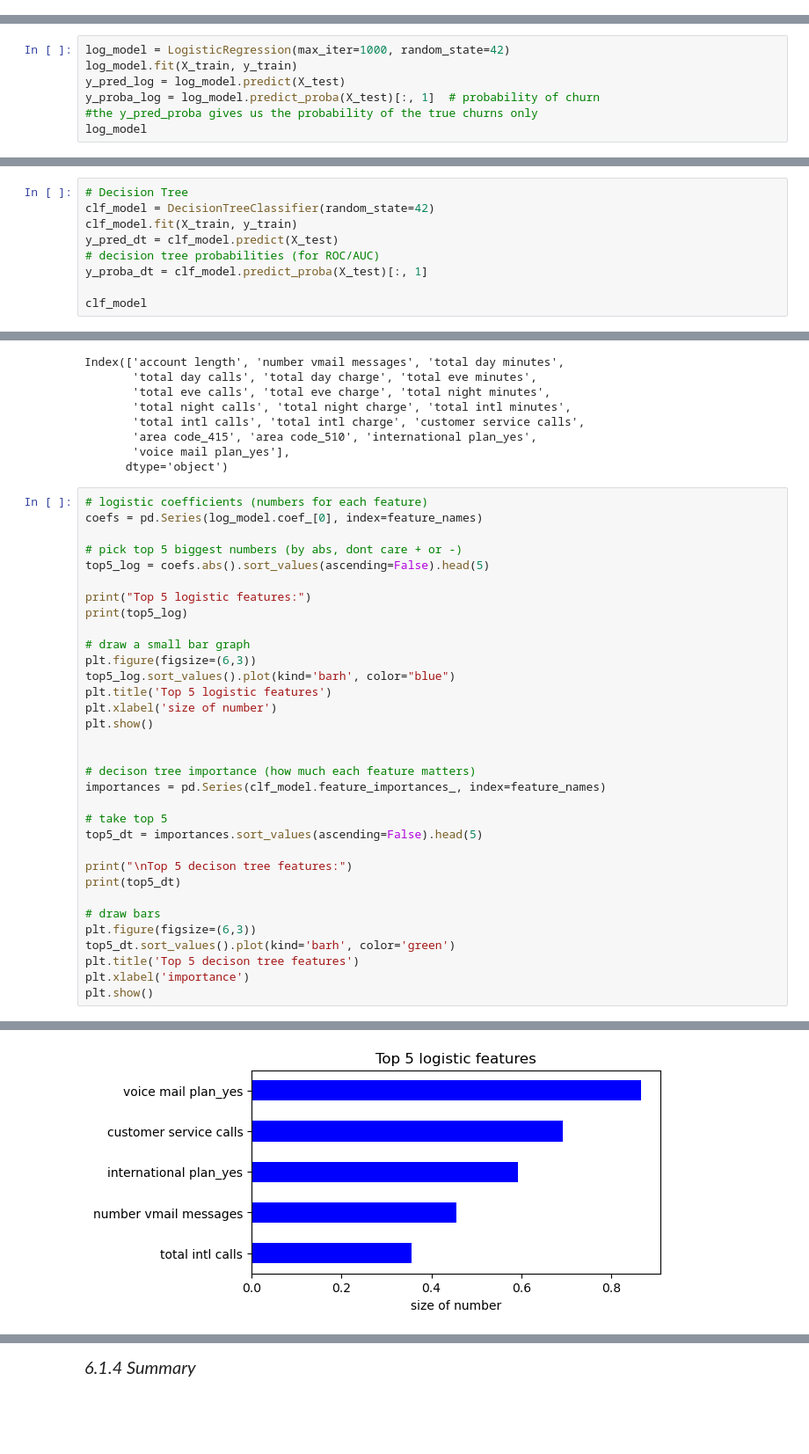
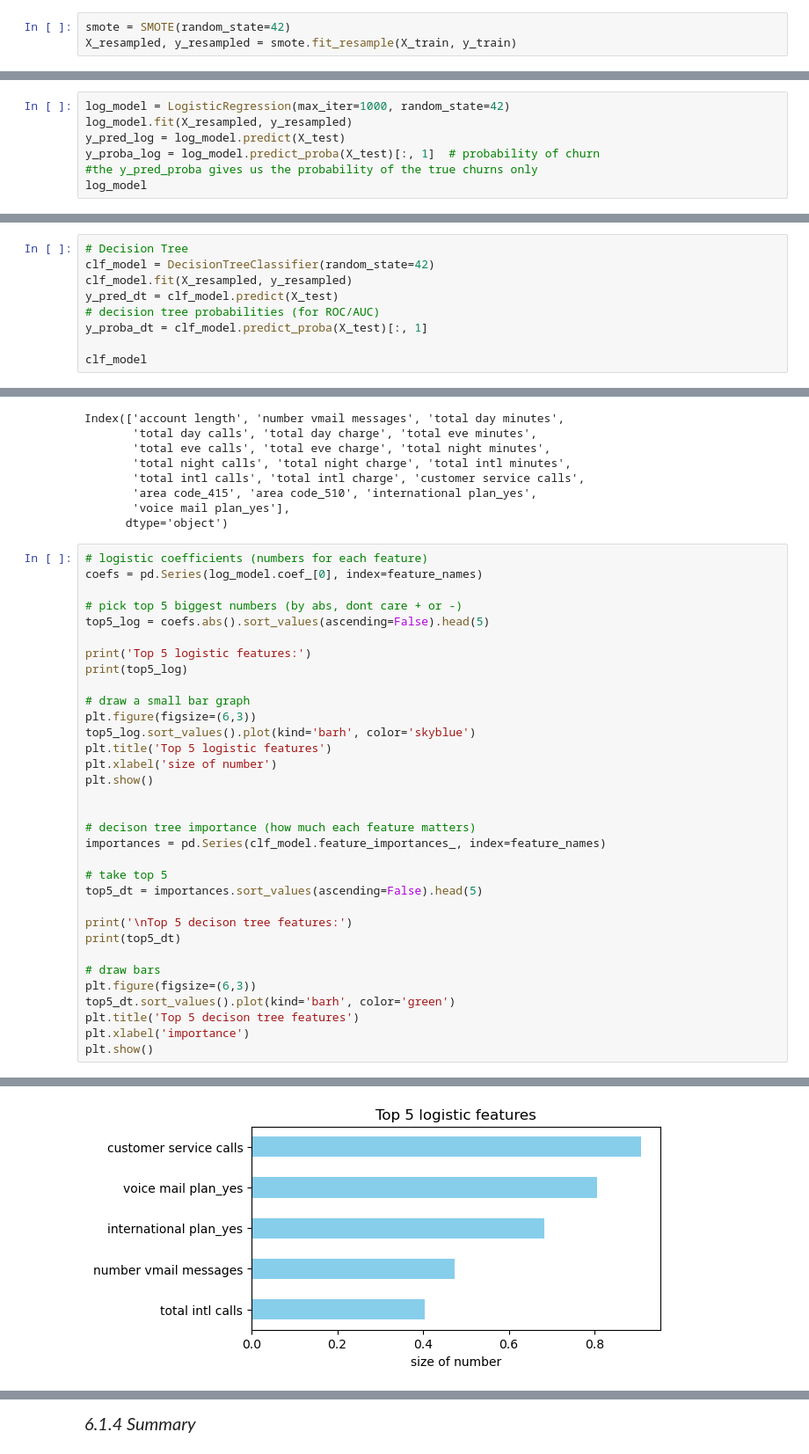
Before and after one commit to EAlmadi/Phase3_project, a Jupyter notebook: Syria-Tel.ipynb, the cells around one changed output, grey strips where cells are left out. Shown at 88% size. Cells and saved outputs as stored; diff of their text form; blank space fills up the shorter version.

```diff
--- a/Syria-Tel.ipynb
+++ b/Syria-Tel.ipynb
@@ -632,0 +652,3 @@ Train two simple models
+# %%
+smote = SMOTE(random_state=42)
+X_resampled, y_resampled = smote.fit_resample(X_train, y_train)
@@ -634,7 +669,7 @@ Train two simple models
 *<span style="font-size: 20px;">5.1.3 Fitting a logistic model  </span>*
 # %%
 log_model = LogisticRegression(max_iter=1000, random_state=42)
-log_model.fit(X_train, y_train)
+log_model.fit(X_resampled, y_resampled)
 y_pred_log = log_model.predict(X_test)
 y_proba_log = log_model.predict_proba(X_test)[:, 1]  # probability of churn
 #the y_pred_proba gives us the probability of the true churns only
@@ -646,7 +681,7 @@ LogisticRegression(max_iter=1000, random_state=42)
 # %%
 # Decision Tree
 clf_model = DecisionTreeClassifier(random_state=42)
-clf_model.fit(X_train, y_train)
+clf_model.fit(X_resampled, y_resampled)
 y_pred_dt = clf_model.predict(X_test)
 # decision tree probabilities (for ROC/AUC)
 y_proba_dt = clf_model.predict_proba(X_test)[:, 1]
@@ -880,12 +915,12 @@ coefs = pd.Series(log_model.coef_[0], index=feature_names)
 # pick top 5 biggest numbers (by abs, dont care + or -)
 top5_log = coefs.abs().sort_values(ascending=False).head(5)
 
-print("Top 5 logistic features:")
+print('Top 5 logistic features:')
 print(top5_log)
 
 # draw a small bar graph
 plt.figure(figsize=(6,3))
-top5_log.sort_values().plot(kind='barh', color="blue")
+top5_log.sort_values().plot(kind='barh', color='skyblue')
 plt.title('Top 5 logistic features')
 plt.xlabel('size of number')
 plt.show()
@@ -897,7 +932,7 @@ importances = pd.Series(clf_model.feature_importances_, index=feature_names)
 # take top 5
 top5_dt = importances.sort_values(ascending=False).head(5)
 
-print("\nTop 5 decison tree features:")
+print('\nTop 5 decison tree features:')
 print(top5_dt)
 
 # draw bars
@@ -916,3 +951,3 @@ total intl calls          0.355355
 dtype: float64
-[figure, old version]
+[figure, new version]
 Top 5 decison tree features:
```
Also changed, not shown: parts of 47 cells of this notebook, 2 other files.
